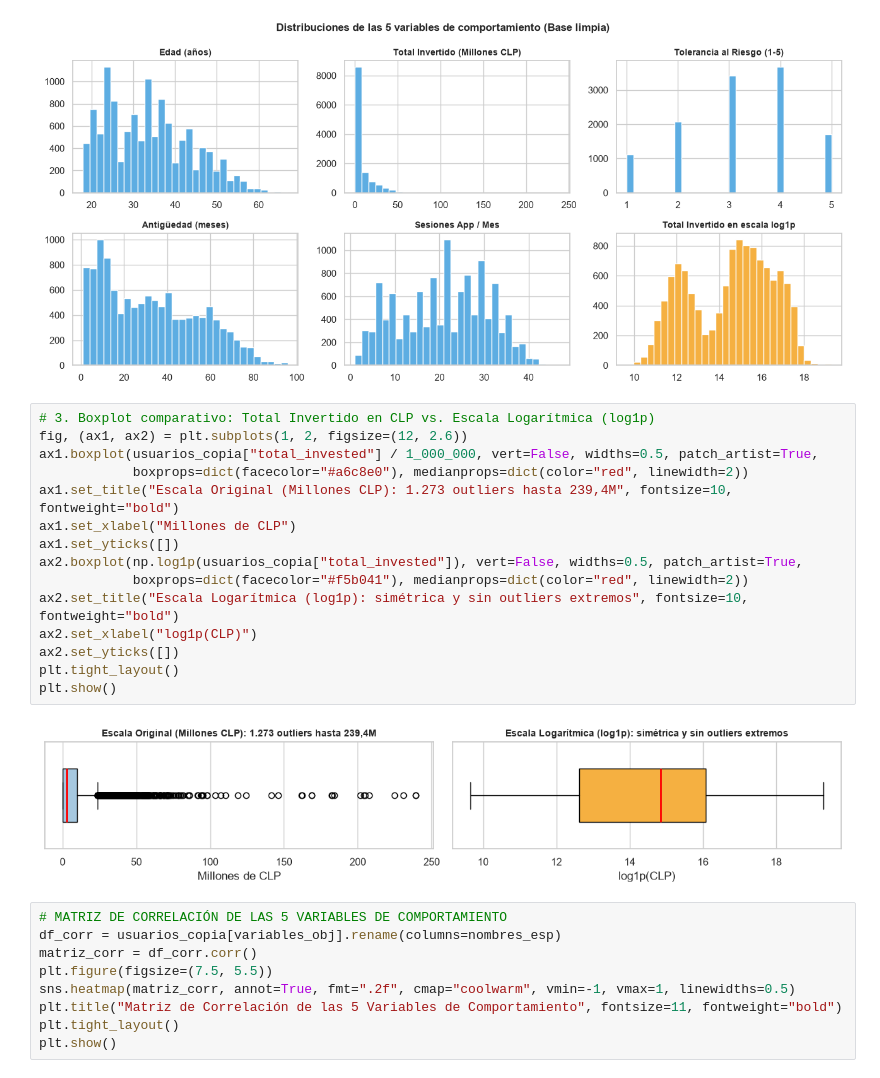
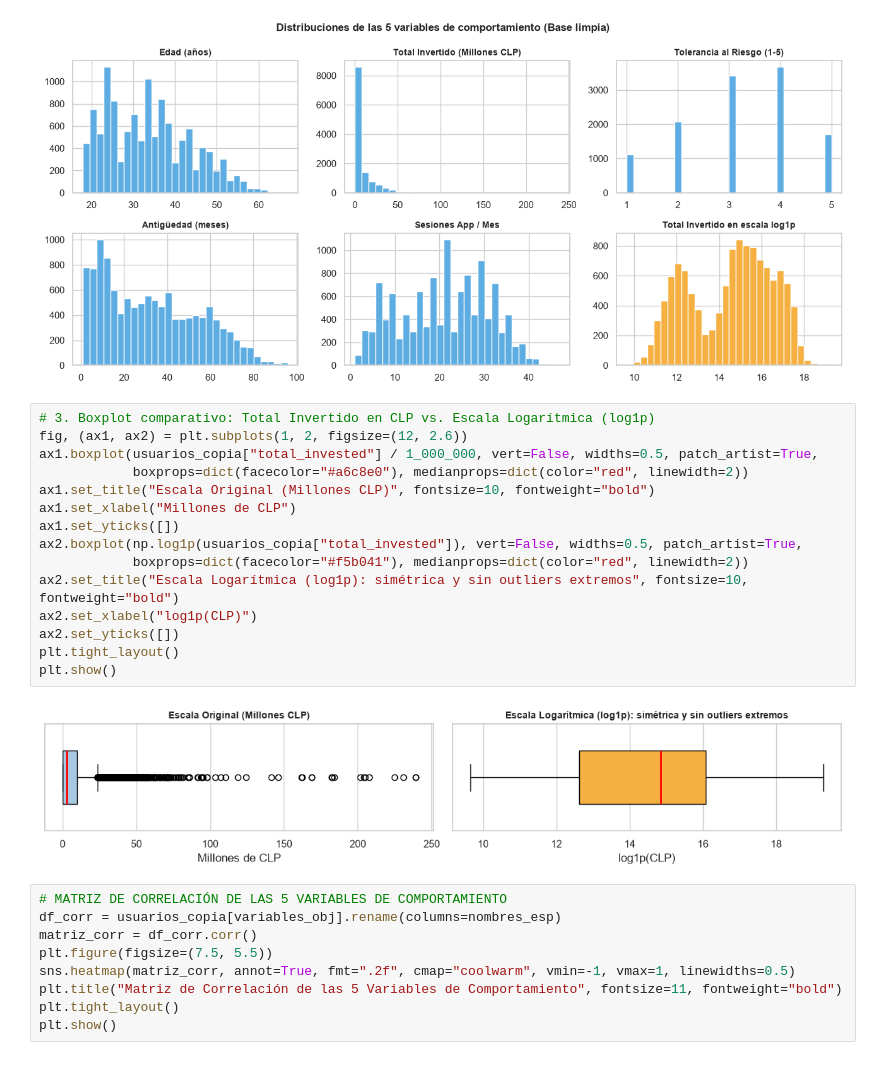
Before and after one commit to fcisternasg/fintual-card-marketing-analytics, a Jupyter notebook: Taller_Fintual_Limpio.ipynb, the cells around one changed output. Saved outputs shown, nothing was run; the diff lists cells and outputs as text.

```diff
--- a/Taller_Fintual_Limpio.ipynb
+++ b/Taller_Fintual_Limpio.ipynb
@@ -246,20 +246,20 @@ plt.show()
 # %%
 # 3. Boxplot comparativo: Total Invertido en CLP vs. Escala Logarítmica (log1p)
 fig, (ax1, ax2) = plt.subplots(1, 2, figsize=(12, 2.6))
 ax1.boxplot(usuarios_copia["total_invested"] / 1_000_000, vert=False, widths=0.5, patch_artist=True,
             boxprops=dict(facecolor="#a6c8e0"), medianprops=dict(color="red", linewidth=2))
-ax1.set_title("Escala Original (Millones CLP): 1.273 outliers hasta 239,4M", fontsize=10, fontweight="bold")
+ax1.set_title("Escala Original (Millones CLP)", fontsize=10, fontweight="bold")
 ax1.set_xlabel("Millones de CLP")
 ax1.set_yticks([])
 ax2.boxplot(np.log1p(usuarios_copia["total_invested"]), vert=False, widths=0.5, patch_artist=True,
             boxprops=dict(facecolor="#f5b041"), medianprops=dict(color="red", linewidth=2))
 ax2.set_title("Escala Logarítmica (log1p): simétrica y sin outliers extremos", fontsize=10, fontweight="bold")
 ax2.set_xlabel("log1p(CLP)")
 ax2.set_yticks([])
 plt.tight_layout()
 plt.show()
 # %% [output]
-[figure, old version]
+[figure, new version]
 # %%
 # MATRIZ DE CORRELACIÓN DE LAS 5 VARIABLES DE COMPORTAMIENTO
 df_corr = usuarios_copia[variables_obj].rename(columns=nombres_esp)
```
Also changed, not shown: parts of 17 cells of this notebook.
